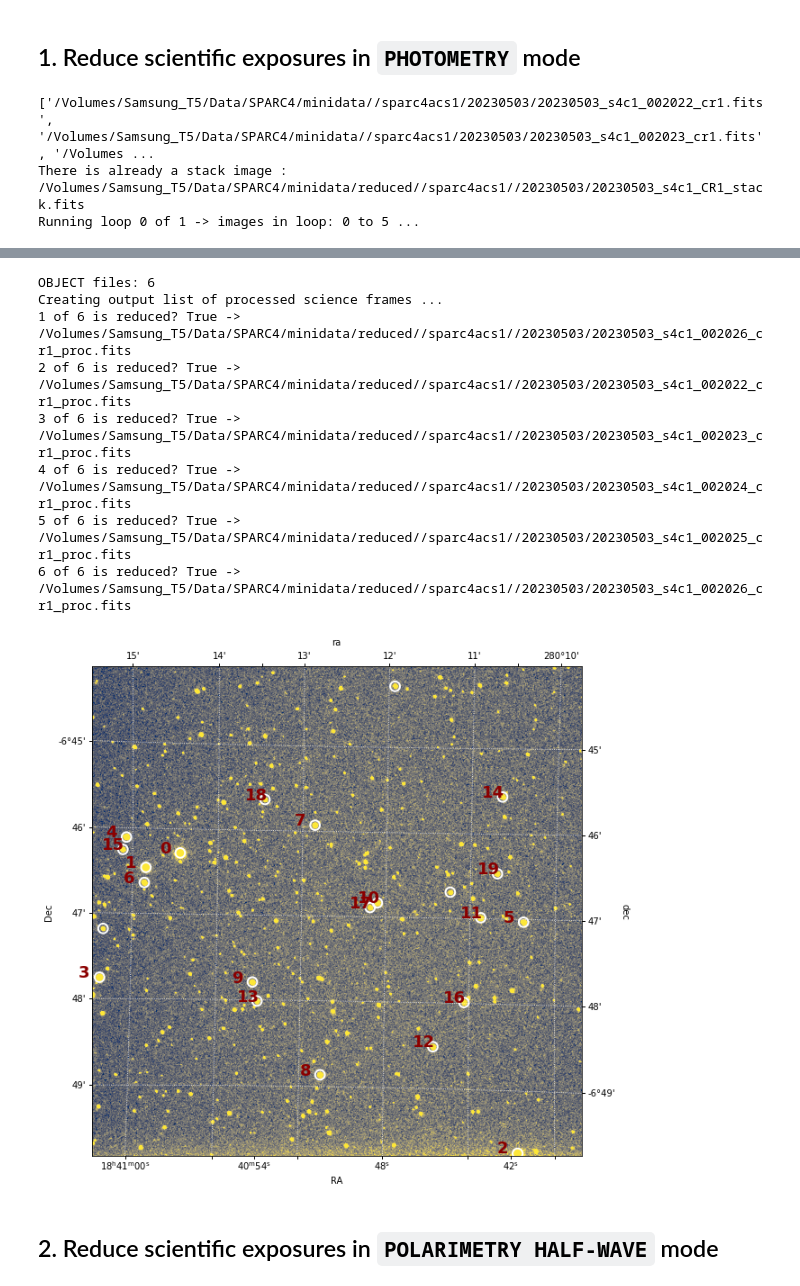
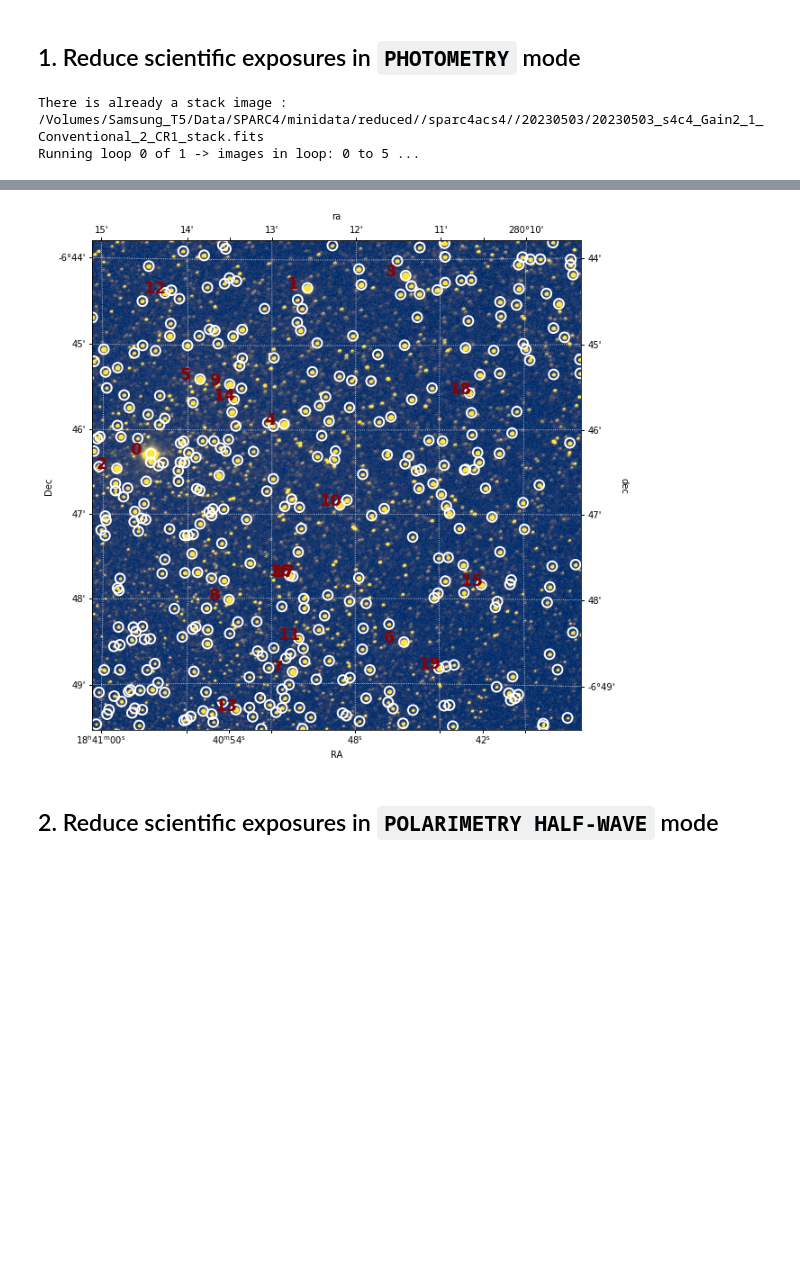
Before and after one commit to edermartioli/sparc4-pipeline, a Jupyter notebook: notebooks/sp4_sci_image_reduction.ipynb, the cells around one changed output, grey strips where cells are left out. Drawn from its saved outputs; the diff is of its cells as text; code cells hidden in the pictures; blank space fills up the shorter version.

```diff
--- a/notebooks/sp4_sci_image_reduction.ipynb
+++ b/notebooks/sp4_sci_image_reduction.ipynb
@@ -47,10 +66,15 @@ Here is where one should define the following calibrations:
 * A file containing the reference WCS for an astrometric solution
 # %%
 # set master bias product file name
-p["master_bias"] = "{}/{}_s4c{}_MasterZero.fits".format(p['reduce_directories'][CHANNEL-1],NIGHTDIR,CHANNEL)
+p["master_bias"] = "{}/{}_s4c{}{}_MasterZero.fits".format(p['reduce_directories'][CHANNEL-1],
+                                                          NIGHTDIR,
+                                                          p['CHANNELS'][CHANNEL-1],
+                                                          mode_key)
 # set master flat product file name
-p["master_flat"] = "{}/{}_s4c{}_MasterDomeFlat.fits".format(p['reduce_directories'][CHANNEL-1],NIGHTDIR,CHANNEL)
-
+p["master_flat"] = "{}/{}_s4c{}{}_MasterDomeFlat.fits".format(p['reduce_directories'][CHANNEL-1],
+                                                              NIGHTDIR,
+                                                              p['CHANNELS'][CHANNEL-1],
+                                                              mode_key)
 # set reference image for astrometry
 p["ASTROM_REF_IMG"] = p["ASTROM_REF_IMGS"][CHANNEL-1]
 # %% [markdown]
@@ -58,28 +82,43 @@ p["ASTROM_REF_IMG"] = p["ASTROM_REF_IMGS"][CHANNEL-1]
 # %% [markdown]
 ## 1. Reduce scientific exposures in `PHOTOMETRY` mode
 # %%
-# loop over all objects observed in photometric mode
-for obj in p['objsInPhot'][CHANNEL-1] :
-    # reduce only a selected object or all objects
-    if obj == OBJECTID or OBJECTID == 'all':
-        # set suffix for stack product
-        stack_suffix = "{}_s4c{}_{}".format(NIGHTDIR,p['CHANNELS'][CHANNEL-1],obj.replace(" ",""))
+inst_mode = p['INSTMODE_PHOTOMETRY_KEYVALUE']
 
-        # get full list of science objects in the current channel
-        sci_list = p['objsInPhotdata'][CHANNEL-1][obj]
+# get list of objects observed in photometric mode
+objs = s4db.get_targets_observed(db,
+                                 inst_mode=inst_mode,
+                                 detector_mode=detector_modes[mode_key])
 
-        print(sci_list)
-        # run stack and reduce individual science images (produce *_proc.fits)
-        p = s4pipelib.stack_and_reduce_sci_images(p,
-                                                  sci_list,
-                                                  p['reduce_directories'][CHANNEL-1],
-                                                  stack_suffix=stack_suffix,
-                                                  force=FORCE,
-                                                  match_frames=True,
-                                                  polarimetry=False,
-                                                  verbose=True,
-                                                  plot=True)
+# select object's data
+if OBJECTID != "all" :
+    objs = objs[objs['OBJECT'] == OBJECTID]
+
+# loop over each object to run the reduction
+for k in range(len(objs)) :
+    obj = objs[k][0]
+
+    # set suffix for output stack filename
+    stack_suffix = "{}_s4c{}{}_{}".format(NIGHTDIR,
+                                          p['CHANNELS'][CHANNEL-1],
+                                          mode_key,
+                                          obj.replace(" ",""))
+
+    # get list of science data matching object, detector mode, and inst. mode
+    sci_list = s4db.get_file_list(db,
+                                  object_id=obj,
+                                  inst_mode=inst_mode,
+                                  obstype=p['OBJECT_OBSTYPE_KEYVALUE'],
+                                  detector_mode=detector_modes[mode_key])
+
+    # run stack and reduce individual science images (produce *_proc.fits)
+    p = s4pipelib.stack_and_reduce_sci_images(p,
+                                              sci_list,
+                                              p['reduce_directories'][CHANNEL-1],
+                                              stack_suffix=stack_suffix,
+                                              force=FORCE,
+                                              match_frames=True,
+                                              verbose=True,
+                                              plot=True)
 # %% [output]
-['/Volumes/Samsung_T5/Data/SPARC4/minidata//sparc4acs1/20230503/20230503_s4c1_002022_cr1.fits', '/Volumes/Samsung_T5/Data/SPARC4/minidata//sparc4acs1/20230503/20230503_s4c1_002023_cr1.fits', '/Volumes ...
-There is already a stack image : /Volumes/Samsung_T5/Data/SPARC4/minidata/reduced//sparc4acs1//20230503/20230503_s4c1_CR1_stack.fits
+There is already a stack image : /Volumes/Samsung_T5/Data/SPARC4/minidata/reduced//sparc4acs4//20230503/20230503_s4c4_Gain2_1_Conventional_2_CR1_stack.fits
 Running loop 0 of 1 -> images in loop: 0 to 5 ...
@@ -92,12 +132,4 @@ Running loop 0 of 1 -> images in loop: 0 to 5 ...
-OBJECT files: 6
-Creating output list of processed science frames ...
-1 of 6 is reduced? True -> /Volumes/Samsung_T5/Data/SPARC4/minidata/reduced//sparc4acs1//20230503/20230503_s4c1_002026_cr1_proc.fits
-2 of 6 is reduced? True -> /Volumes/Samsung_T5/Data/SPARC4/minidata/reduced//sparc4acs1//20230503/20230503_s4c1_002022_cr1_proc.fits
-3 of 6 is reduced? True -> /Volumes/Samsung_T5/Data/SPARC4/minidata/reduced//sparc4acs1//20230503/20230503_s4c1_002023_cr1_proc.fits
-4 of 6 is reduced? True -> /Volumes/Samsung_T5/Data/SPARC4/minidata/reduced//sparc4acs1//20230503/20230503_s4c1_002024_cr1_proc.fits
-5 of 6 is reduced? True -> /Volumes/Samsung_T5/Data/SPARC4/minidata/reduced//sparc4acs1//20230503/20230503_s4c1_002025_cr1_proc.fits
-6 of 6 is reduced? True -> /Volumes/Samsung_T5/Data/SPARC4/minidata/reduced//sparc4acs1//20230503/20230503_s4c1_002026_cr1_proc.fits
-[figure, old version]
+[figure, new version]
 # %% [markdown]
 ## 2. Reduce scientific exposures in `POLARIMETRY HALF-WAVE` mode
 # %%
```
Also changed, not shown: parts of 6 cells of this notebook, 6 other files.
